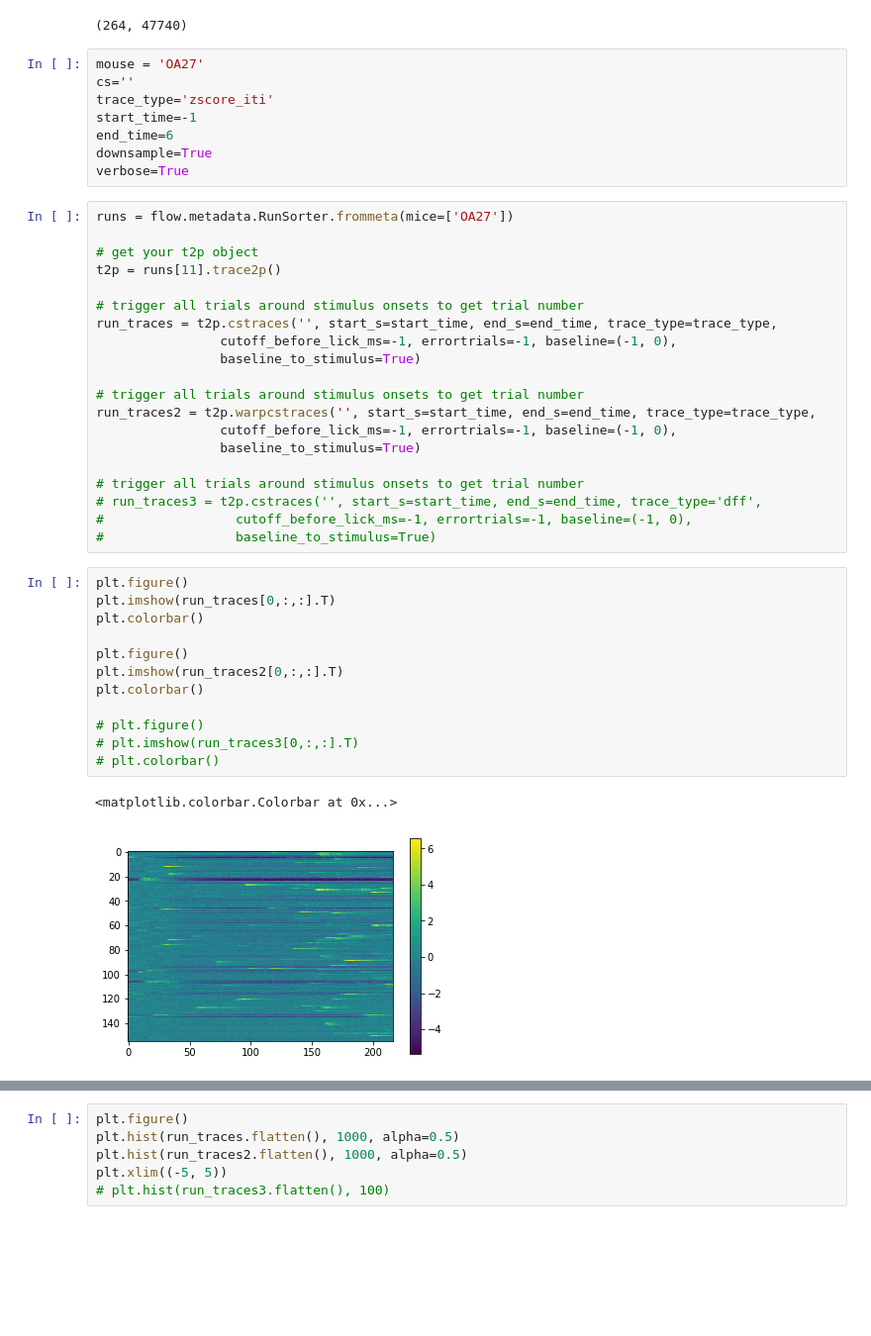
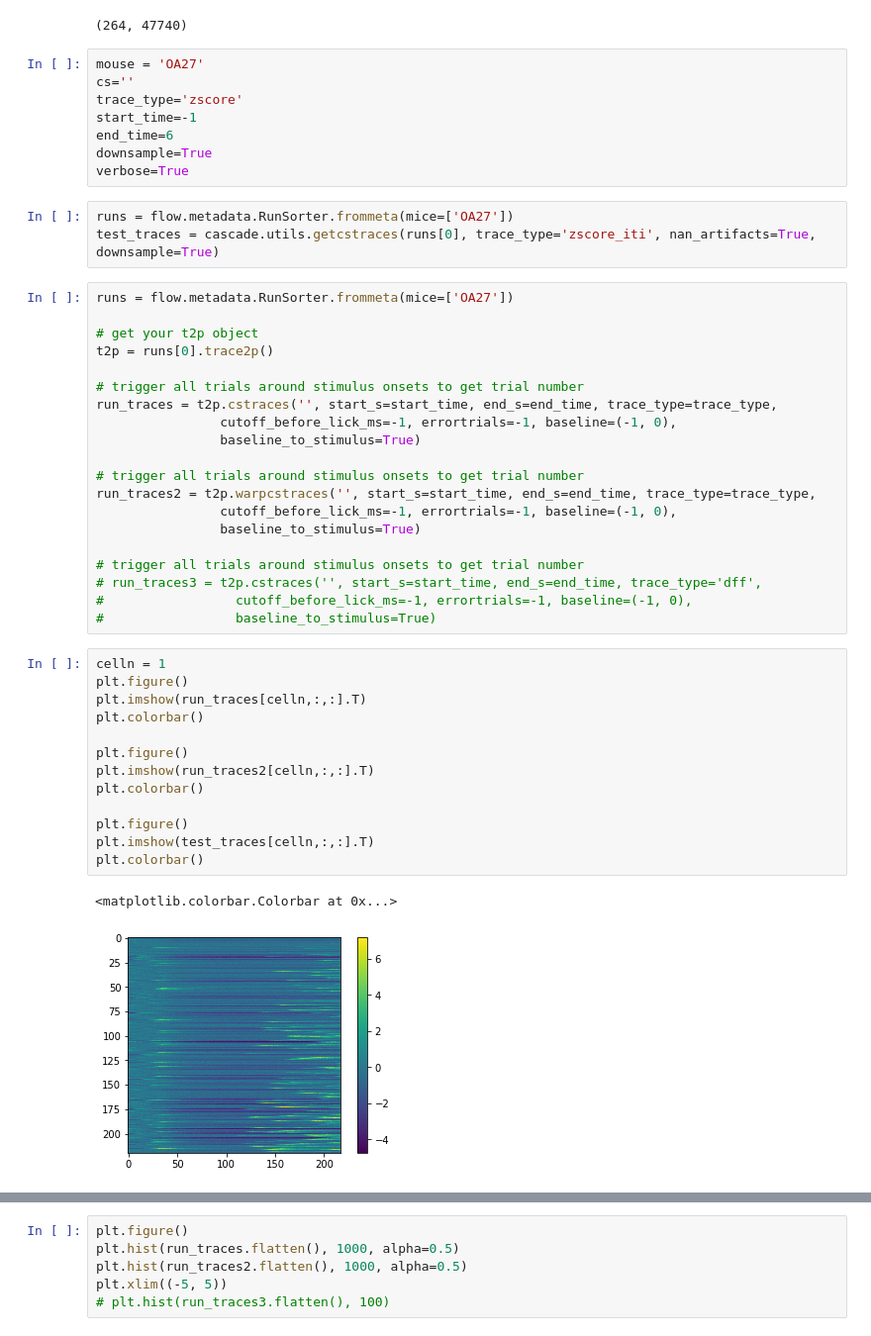
Before and after one commit to klmcguir/cascade, a Jupyter notebook: Untitled.ipynb, the cells around one changed output, grey strips where cells are left out. Shown: that part at 99% size. Saved outputs shown, nothing was run; the diff lists cells and outputs as text; blank space fills up the shorter version.

```diff
--- a/Untitled.ipynb
+++ b/Untitled.ipynb
@@ -114,16 +115,19 @@ np.shape(((run_traces.reshape((sz[0], sz[1]*sz[2])).T - mu)/sigma).T).reshape((s
 # %%
 mouse = 'OA27'
 cs=''
-trace_type='zscore_iti'
+trace_type='zscore'
 start_time=-1
 end_time=6
 downsample=True
 verbose=True
+# %%
+runs = flow.metadata.RunSorter.frommeta(mice=['OA27'])
+test_traces = cascade.utils.getcstraces(runs[0], trace_type='zscore_iti', nan_artifacts=True, downsample=True)
 # %%
 runs = flow.metadata.RunSorter.frommeta(mice=['OA27'])
 
 # get your t2p object
-t2p = runs[11].trace2p()
+t2p = runs[0].trace2p()
 
 # trigger all trials around stimulus onsets to get trial number
 run_traces = t2p.cstraces('', start_s=start_time, end_s=end_time, trace_type=trace_type,
@@ -140,17 +144,18 @@ run_traces2 = t2p.warpcstraces('', start_s=start_time, end_s=end_time, trace_typ
 #                 cutoff_before_lick_ms=-1, errortrials=-1, baseline=(-1, 0),
 #                 baseline_to_stimulus=True)
 # %%
+celln = 1
 plt.figure()
-plt.imshow(run_traces[0,:,:].T)
+plt.imshow(run_traces[celln,:,:].T)
 plt.colorbar()
 
 plt.figure()
-plt.imshow(run_traces2[0,:,:].T)
+plt.imshow(run_traces2[celln,:,:].T)
 plt.colorbar()
 
-# plt.figure()
-# plt.imshow(run_traces3[0,:,:].T)
-# plt.colorbar()
+plt.figure()
+plt.imshow(test_traces[celln,:,:].T)
+plt.colorbar()
 # %% [output]
 <matplotlib.colorbar.Colorbar at 0x...>
-[figure, old version]
+[figure, new version]
```
Also changed, not shown: parts of 2 cells of this notebook, 2 other files.
